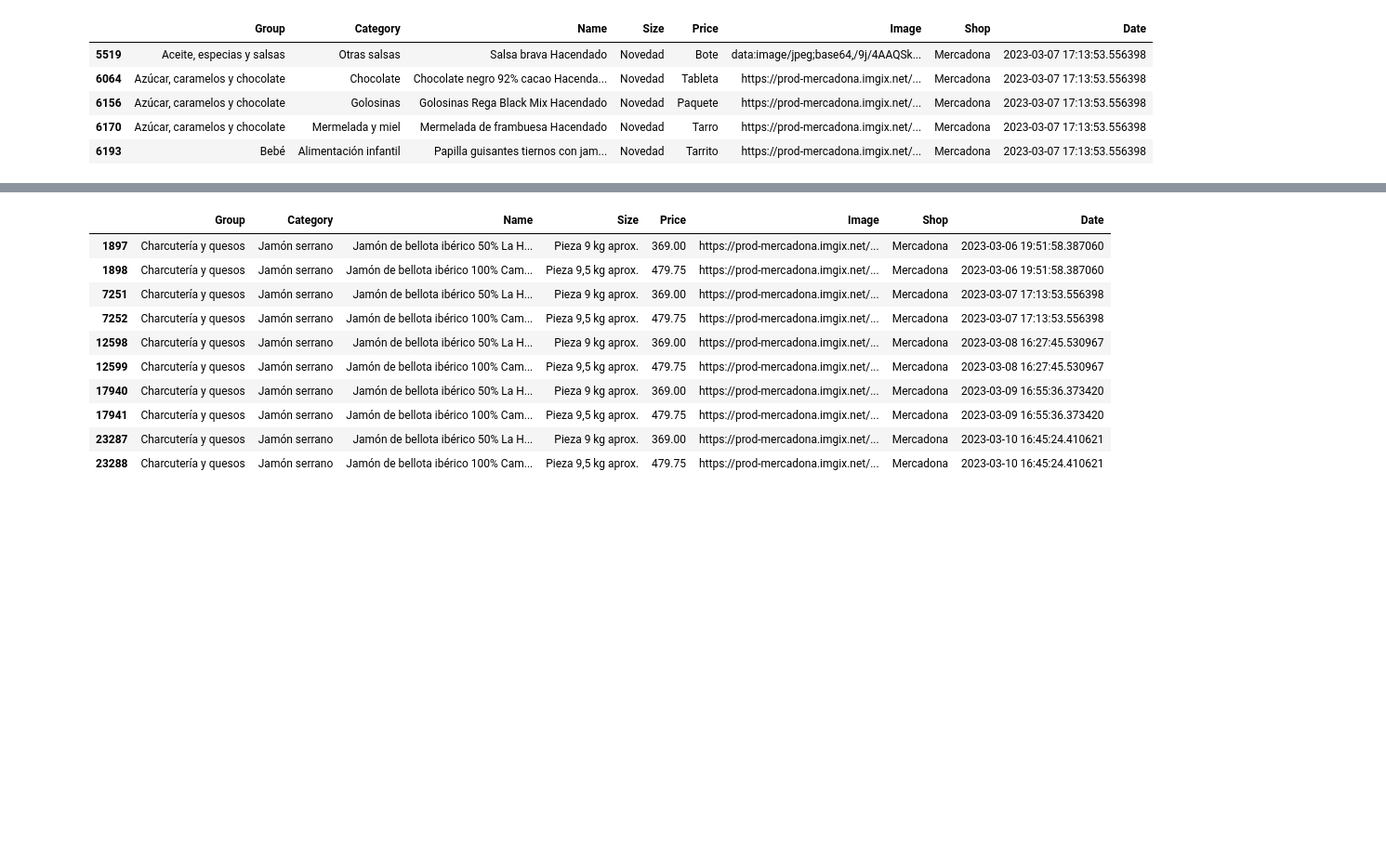
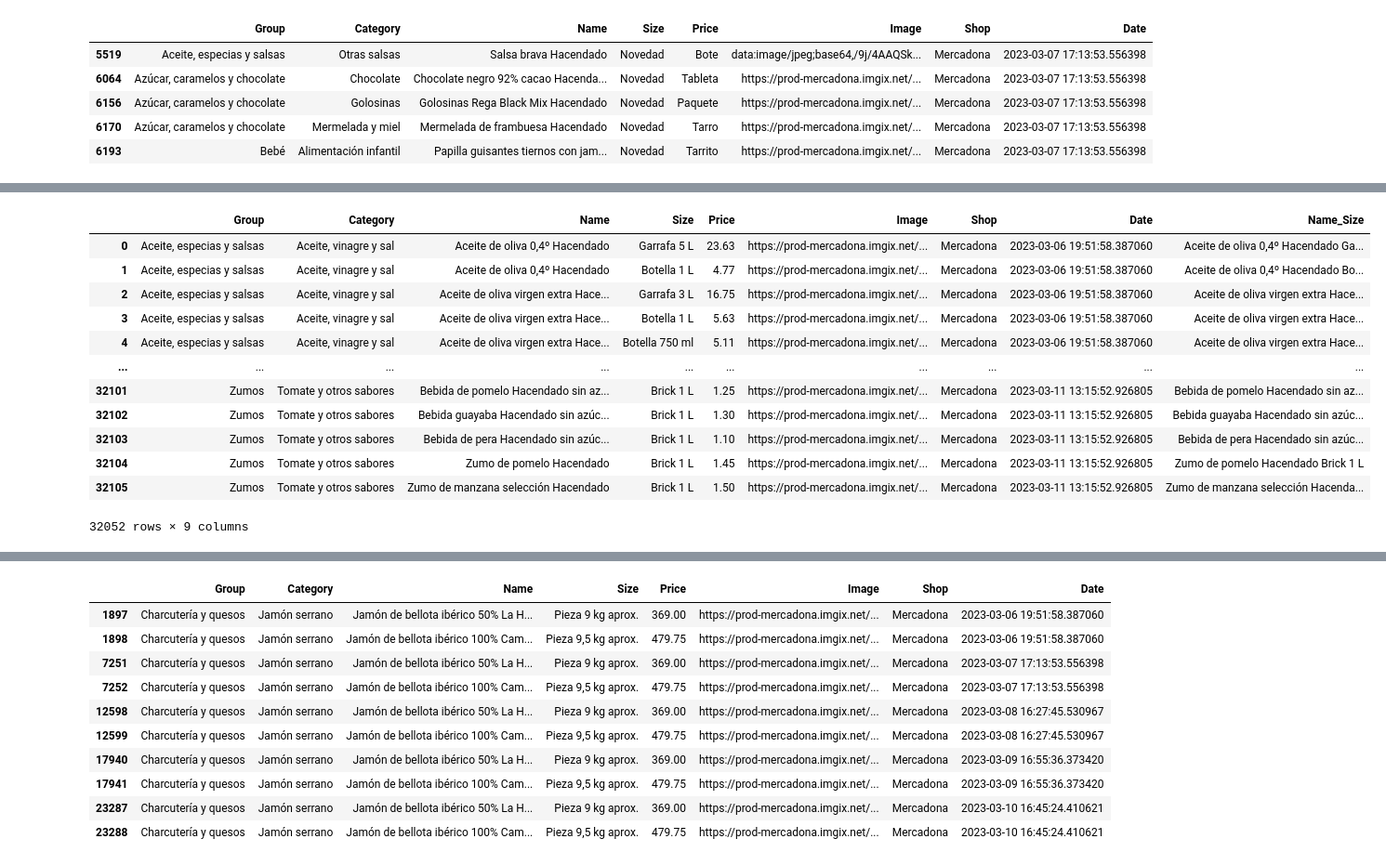
Before and after one commit to IgnacioGB1990/Grocery-Chains, a Jupyter notebook: src/mercadonaClean.ipynb, the cells around one changed output, grey strips where cells are left out. Shown at 93% size. Saved outputs shown, nothing was run; the diff lists cells and outputs as text; code cells hidden in the pictures; blank space fills up the shorter version.

```diff
--- a/src/mercadonaClean.ipynb
+++ b/src/mercadonaClean.ipynb
@@ -66,3 +66,22 @@ After 26687
 | 2 | Aceite, especias y salsas | Aceite, vinagre y sal | Aceite de oliva virgen extra Hace... | Garrafa 3 L | 16.75 | https://prod-mercadona.imgix.net/... | Mercadona | 2023-03-06 19:51:58.387060 |
 | 3 | Aceite, especias y salsas | Aceite, vinagre y sal | Aceite de oliva virgen extra Hace... | Botella 1 L | 5.63 | https://prod-mercadona.imgix.net/... | Mercadona | 2023-03-06 19:51:58.387060 |
 | 4 | Aceite, especias y salsas | Aceite, vinagre y sal | Aceite de oliva virgen extra Hace... | Botella 750 ml | 5.11 | https://prod-mercadona.imgix.net/... | Mercadona | 2023-03-06 19:51:58.387060 |
+# %%
+# Append size to Name ( de momento )
+df["Name_Size"]= df["Name"] + " " + df["Size"]
+
+df
+# %% [output]
+|  | Group | Category | Name | Size | Price | Image | Shop | Date | Name_Size |
+| 0 | Aceite, especias y salsas | Aceite, vinagre y sal | Aceite de oliva 0,4º Hacendado | Garrafa 5 L | 23.63 | https://prod-mercadona.imgix.net/... | Mercadona | 2023-03-06 19:51:58.387060 | Aceite de oliva 0,4º Hacendado Ga... |
+| 1 | Aceite, especias y salsas | Aceite, vinagre y sal | Aceite de oliva 0,4º Hacendado | Botella 1 L | 4.77 | https://prod-mercadona.imgix.net/... | Mercadona | 2023-03-06 19:51:58.387060 | Aceite de oliva 0,4º Hacendado Bo... |
+| 2 | Aceite, especias y salsas | Aceite, vinagre y sal | Aceite de oliva virgen extra Hace... | Garrafa 3 L | 16.75 | https://prod-mercadona.imgix.net/... | Mercadona | 2023-03-06 19:51:58.387060 | Aceite de oliva virgen extra Hace... |
+| 3 | Aceite, especias y salsas | Aceite, vinagre y sal | Aceite de oliva virgen extra Hace... | Botella 1 L | 5.63 | https://prod-mercadona.imgix.net/... | Mercadona | 2023-03-06 19:51:58.387060 | Aceite de oliva virgen extra Hace... |
+| 4 | Aceite, especias y salsas | Aceite, vinagre y sal | Aceite de oliva virgen extra Hace... | Botella 750 ml | 5.11 | https://prod-mercadona.imgix.net/... | Mercadona | 2023-03-06 19:51:58.387060 | Aceite de oliva virgen extra Hace... |
+| ... | ... | ... | ... | ... | ... | ... | ... | ... | ... |
+| 32101 | Zumos | Tomate y otros sabores | Bebida de pomelo Hacendado sin az... | Brick 1 L | 1.25 | https://prod-mercadona.imgix.net/... | Mercadona | 2023-03-11 13:15:52.926805 | Bebida de pomelo Hacendado sin az... |
+| 32102 | Zumos | Tomate y otros sabores | Bebida guayaba Hacendado sin azúc... | Brick 1 L | 1.30 | https://prod-mercadona.imgix.net/... | Mercadona | 2023-03-11 13:15:52.926805 | Bebida guayaba Hacendado sin azúc... |
+| 32103 | Zumos | Tomate y otros sabores | Bebida de pera Hacendado sin azúc... | Brick 1 L | 1.10 | https://prod-mercadona.imgix.net/... | Mercadona | 2023-03-11 13:15:52.926805 | Bebida de pera Hacendado sin azúc... |
+| 32104 | Zumos | Tomate y otros sabores | Zumo de pomelo Hacendado | Brick 1 L | 1.45 | https://prod-mercadona.imgix.net/... | Mercadona | 2023-03-11 13:15:52.926805 | Zumo de pomelo Hacendado Brick 1 L |
+| 32105 | Zumos | Tomate y otros sabores | Zumo de manzana selección Hacendado | Brick 1 L | 1.50 | https://prod-mercadona.imgix.net/... | Mercadona | 2023-03-11 13:15:52.926805 | Zumo de manzana selección Hacenda... |
+32052 rows × 9 columns
```
Also changed, not shown: parts of 6 cells of this notebook, 25 other files.
